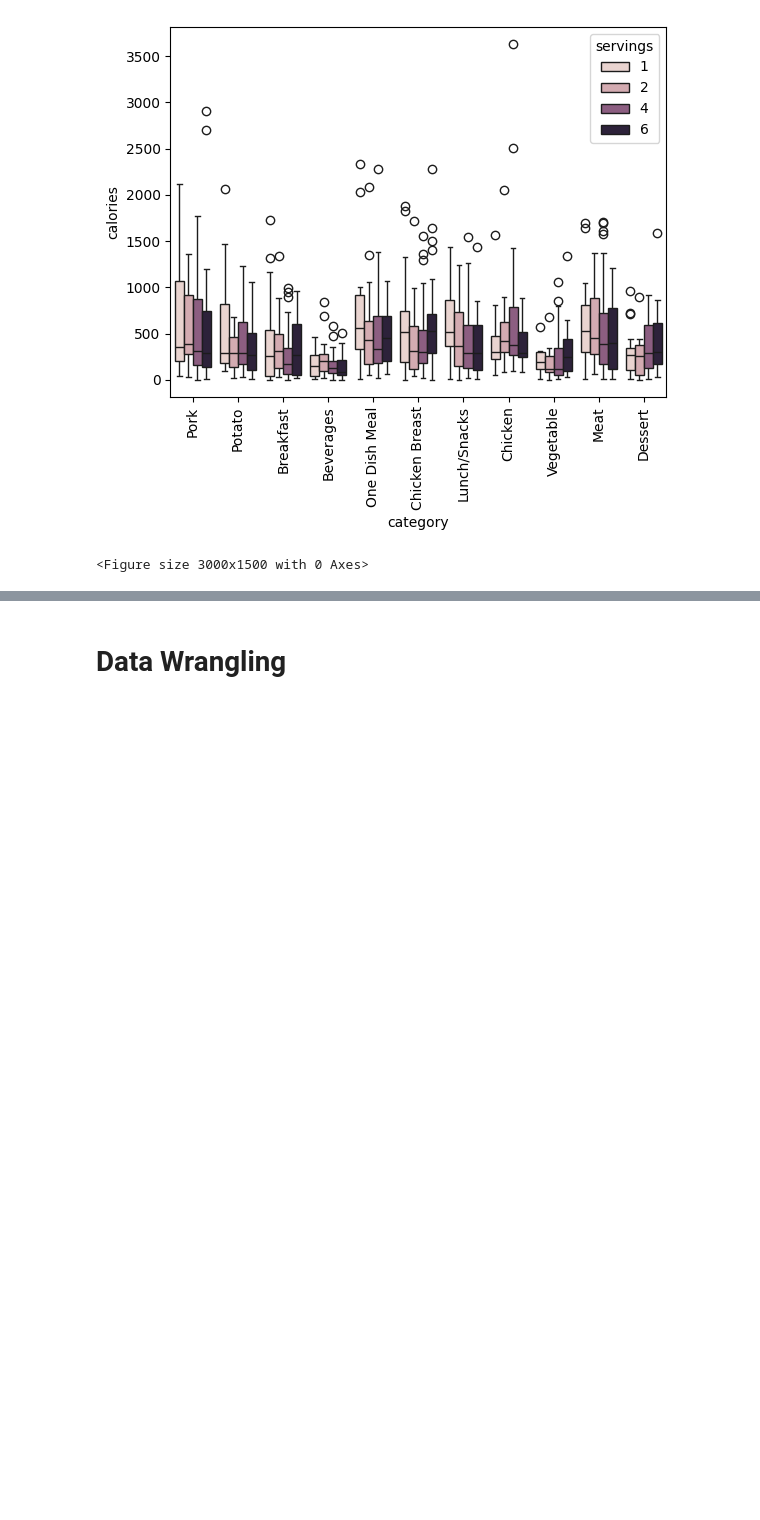
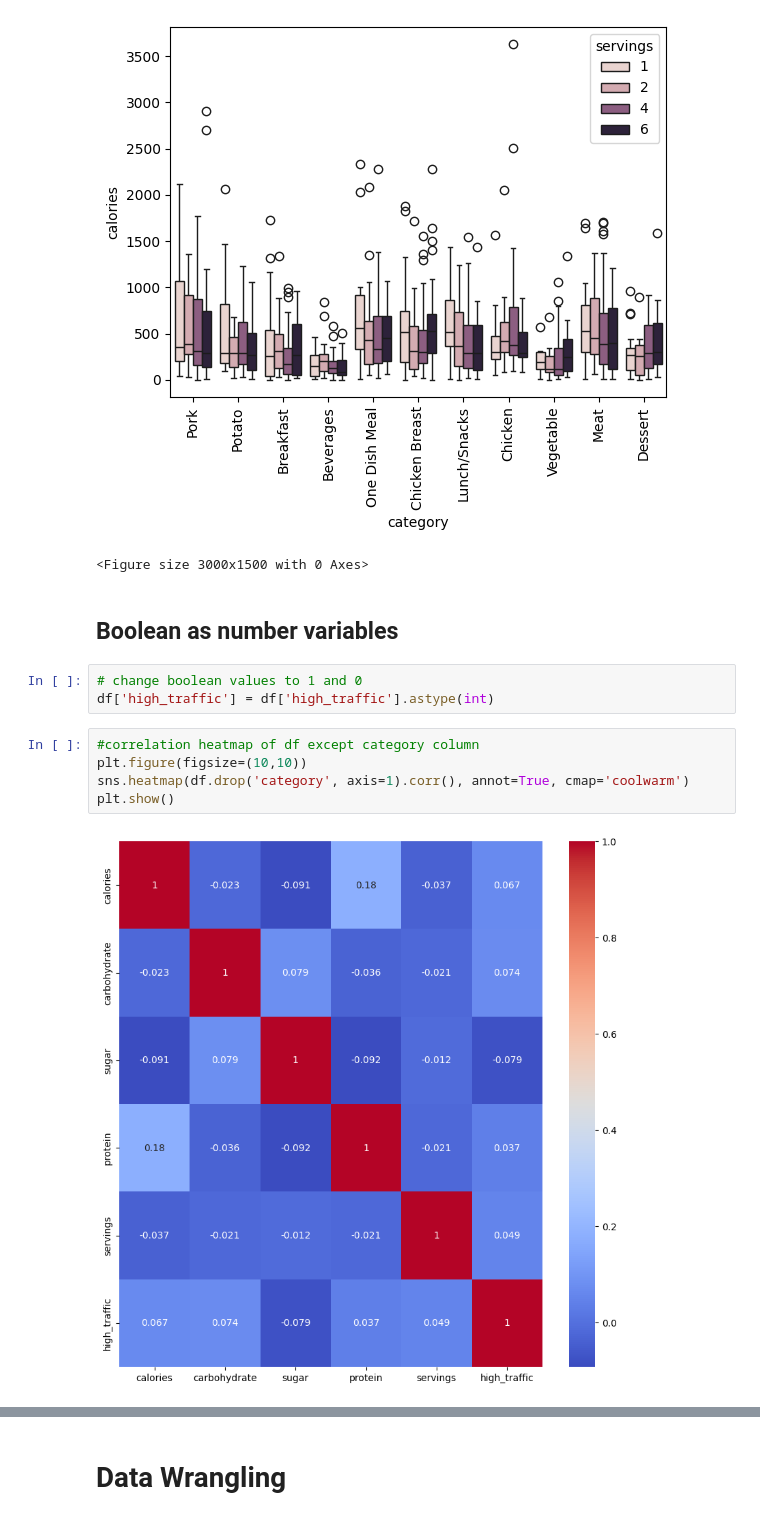
Before and after one commit to callysthenes/recipe_site_traffic, a Jupyter notebook: recipe_site_traffic.ipynb, the cells around one changed output, grey strips where cells are left out. Saved outputs shown, nothing was run; the diff lists cells and outputs as text; blank space fills up the shorter version.

```diff
--- a/recipe_site_traffic.ipynb
+++ b/recipe_site_traffic.ipynb
@@ -361,3 +388,15 @@ plt.figure(figsize=(30,15))
 <Figure size 3000x1500 with 0 Axes>
 [figure]
 <Figure size 3000x1500 with 0 Axes>
+# %% [markdown]
+## Boolean as number variables
+# %%
+# change boolean values to 1 and 0
+df['high_traffic'] = df['high_traffic'].astype(int)
+# %%
+#correlation heatmap of df except category column
+plt.figure(figsize=(10,10))
+sns.heatmap(df.drop('category', axis=1).corr(), annot=True, cmap='coolwarm')
+plt.show()
+# %% [output]
+[figure, added]
```
Also changed, not shown: parts of 52 cells of this notebook.
